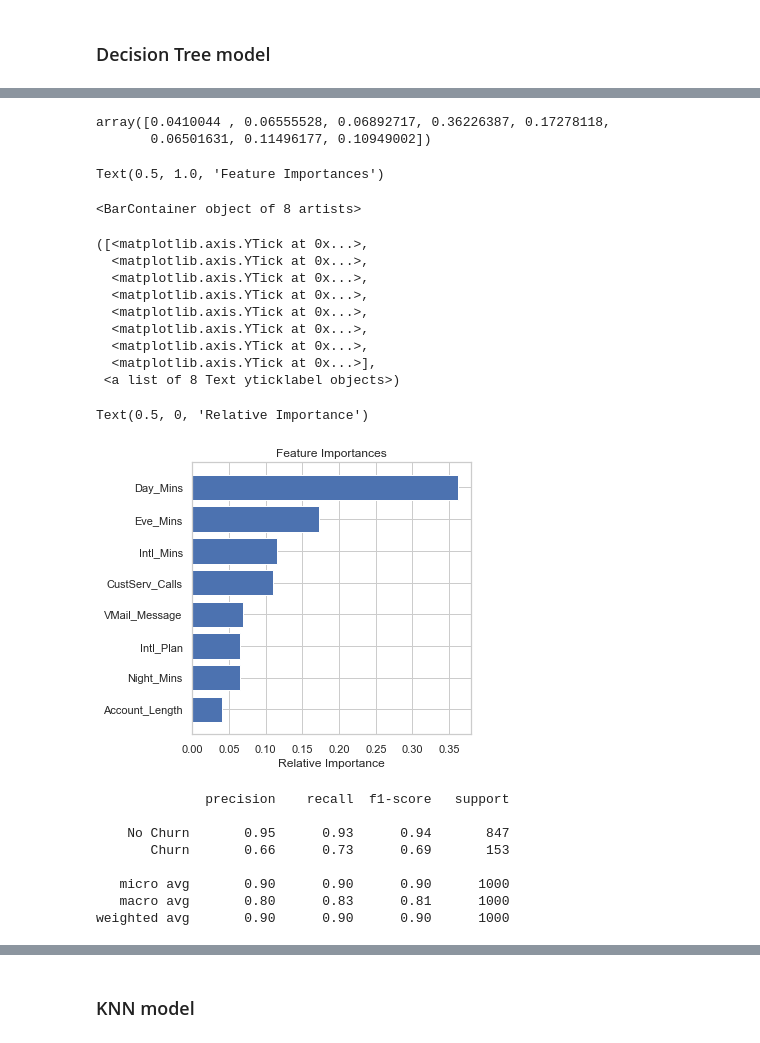
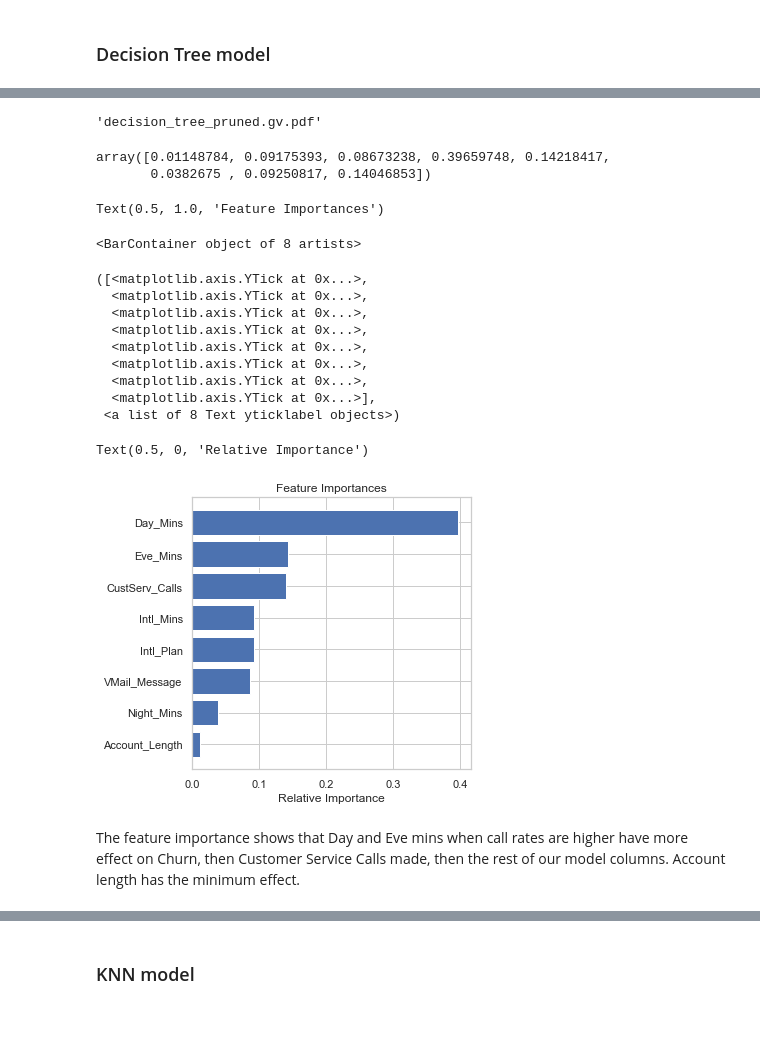
Before and after one commit to uoft-datascience/3250, a Jupyter notebook: Project-Churn.ipynb, the cells around one changed output, grey strips where cells are left out. Drawn from its saved outputs; the diff is of its cells as text; code cells hidden in the pictures.

```diff
--- a/Project-Churn.ipynb
+++ b/Project-Churn.ipynb
@@ -631,0 +715,22 @@ graph.render('decision_tree1.gv', view=True)
+# %%
+#Pruning tree to max depth of 7
+treePruned7 = tree.DecisionTreeClassifier(max_depth=7)
+
+#Fitting the training set for Decision tree
+treePruned7.fit(X_train, Y_train)
+
+#calling the cross validation function
+cv_results = model_selection.cross_val_score(treePruned7, X_train, Y_train, cv=20, scoring=scoring)
+
+#Model Performance
+#displaying the mean and standard deviation of the prediction
+msg = "%s: %f (%f)" % ('Decision tree depth=7 model accuracy', cv_results.mean(), cv_results.std())
+print(msg)
+
+#Predicting for the Test(Validation) Set
+pred_tree_pruned7 = treePruned7.predict(X_test)
+
+print("Decision Tree depth=7 test Accuracy :", treePruned7.score(X_test, Y_test))
+
+target_names = ['No Churn', 'Churn']
+print(classification_report(Y_test, pred_tree_pruned7, target_names=target_names))
@@ -632,43 +754,44 @@ graph.render('decision_tree1.gv', view=True)
+# %%
+# Generate PDF visual of decision tree
+churnTree = tree.export_graphviz(treePruned7, out_file=None,
+                         feature_names = ['Account_Length','Intl_Plan', 'VMail_Message','Day_Mins', 'Eve_Mins', 'Night_Mins',
+                                          'Intl_Mins', 'CustServ_Calls'],
+                         class_names = ['No churn', 'Churn'],
+                         filled=True, rounded=True,
+                         special_characters=True)
+graph = graphviz.Source(churnTree)
+graph.render('decision_tree_pruned.gv', view=True)
+# %% [output]
+'decision_tree_pruned.gv.pdf'
 # %%
 # Plotting the feature importance
-decisiontree.feature_importances_
+treePruned7.feature_importances_
 features = df_data.columns[[0,1,2,3,4,5,6,7]]
-importances = decisiontree.feature_importances_
+importances = treePruned7.feature_importances_
 indices = np.argsort(importances)
 
 plt.title('Feature Importances')
 plt.barh(range(len(indices)), importances[indices], color='b', align='center')
 plt.yticks(range(len(indices)), [features[i] for i in indices])
 plt.xlabel('Relative Importance')
 plt.show()
 # %% [output]
-array([0.0410044 , 0.06555528, 0.06892717, 0.36226387, 0.17278118,
-       0.06501631, 0.11496177, 0.10949002])
+array([0.01148784, 0.09175393, 0.08673238, 0.39659748, 0.14218417,
+       0.0382675 , 0.09250817, 0.14046853])
 Text(0.5, 1.0, 'Feature Importances')
 <BarContainer object of 8 artists>
 ([<matplotlib.axis.YTick at 0x...>,
   <matplotlib.axis.YTick at 0x...>,
   <matplotlib.axis.YTick at 0x...>,
   <matplotlib.axis.YTick at 0x...>,
   <matplotlib.axis.YTick at 0x...>,
   <matplotlib.axis.YTick at 0x...>,
   <matplotlib.axis.YTick at 0x...>,
   <matplotlib.axis.YTick at 0x...>],
  <a list of 8 Text yticklabel objects>)
 Text(0.5, 0, 'Relative Importance')
-[figure, old version]
+[figure, new version]
-# %%
-# Classification report showing other metrics
-target_names = ['No Churn', 'Churn']
-print(classification_report(Y_test, pred_tree, target_names=target_names))
-# %% [output]
-              precision    recall  f1-score   support
-
-    No Churn       0.95      0.93      0.94       847
-       Churn       0.66      0.73      0.69       153
-
-   micro avg       0.90      0.90      0.90      1000
-   macro avg       0.80      0.83      0.81      1000
-weighted avg       0.90      0.90      0.90      1000
+# %% [markdown]
+The feature importance shows that Day and Eve mins when call rates are higher have more effect on Churn, then Customer Service Calls made, then the rest of our model columns. Account length has the minimum effect.
 # %%
 # Confusion matrix
```
Also changed, not shown: parts of 24 cells of this notebook, 1 other file.
